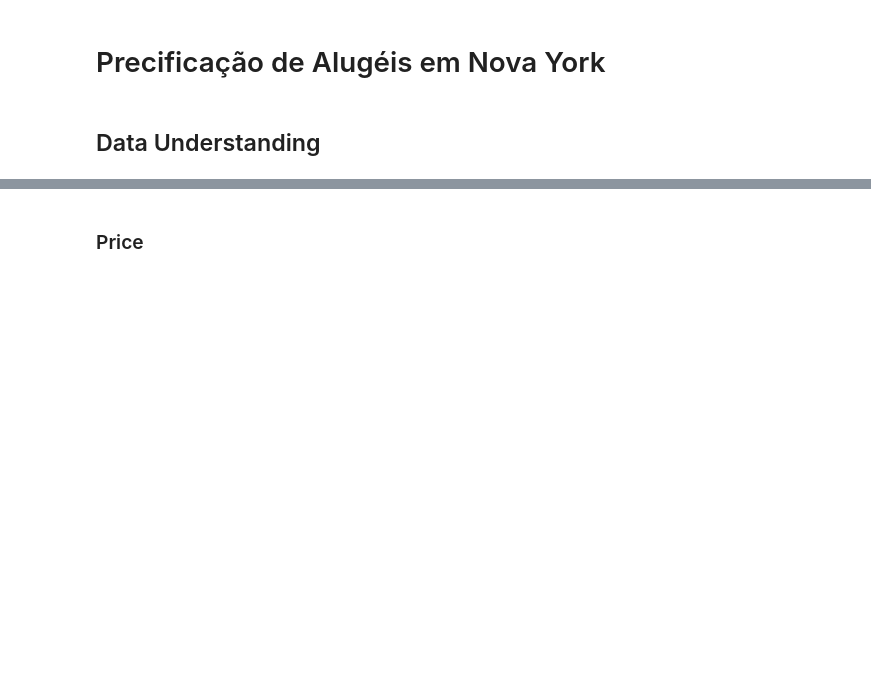
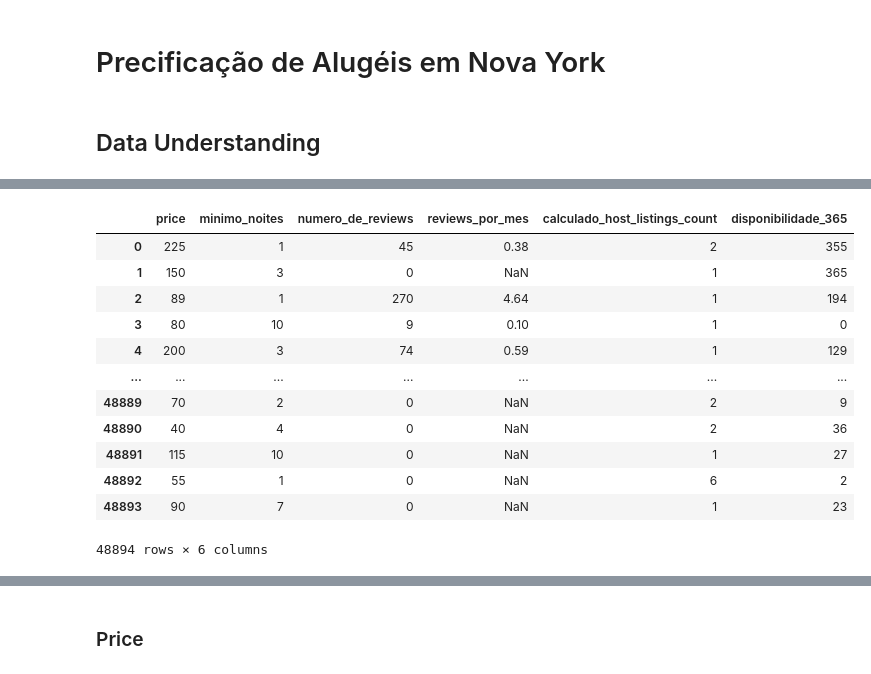
Before and after one commit to AurelioGuilherme/AmbienteDeDesenvolvimento, a Jupyter notebook: Notebooks/data_understanding.ipynb, the cells around one changed output, grey strips where cells are left out. Cells and saved outputs as stored; diff of their text form; code cells hidden in the pictures; blank space fills up the shorter version.

```diff
--- a/Notebooks/data_understanding.ipynb
+++ b/Notebooks/data_understanding.ipynb
@@ -43,5 +115,21 @@ lista
 # %%
+# Criando um novo dataframe contendo somente as variáveis de interesse para analise de outliers
 valores_continuos = ['price', 'minimo_noites', 'numero_de_reviews',
                     'reviews_por_mes', 'calculado_host_listings_count','disponibilidade_365']
 
 outliers_df = df[valores_continuos]
+outliers_df.head()
+# %% [output]
+|  | price | minimo_noites | numero_de_reviews | reviews_por_mes | calculado_host_listings_count | disponibilidade_365 |
+| 0 | 225 | 1 | 45 | 0.38 | 2 | 355 |
+| 1 | 150 | 3 | 0 | NaN | 1 | 365 |
+| 2 | 89 | 1 | 270 | 4.64 | 1 | 194 |
+| 3 | 80 | 10 | 9 | 0.10 | 1 | 0 |
+| 4 | 200 | 3 | 74 | 0.59 | 1 | 129 |
+| ... | ... | ... | ... | ... | ... | ... |
+| 48889 | 70 | 2 | 0 | NaN | 2 | 9 |
+| 48890 | 40 | 4 | 0 | NaN | 2 | 36 |
+| 48891 | 115 | 10 | 0 | NaN | 1 | 27 |
+| 48892 | 55 | 1 | 0 | NaN | 6 | 2 |
+| 48893 | 90 | 7 | 0 | NaN | 1 | 23 |
+48894 rows × 6 columns
```
Also changed, not shown: parts of 53 cells of this notebook, 4 other files.
